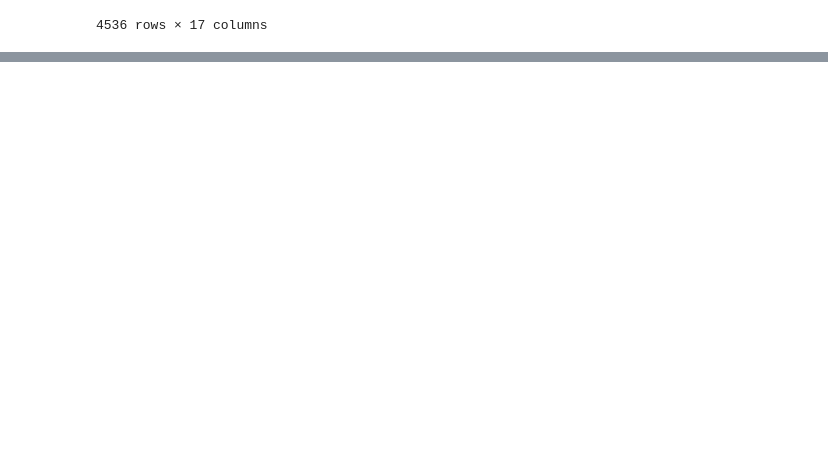
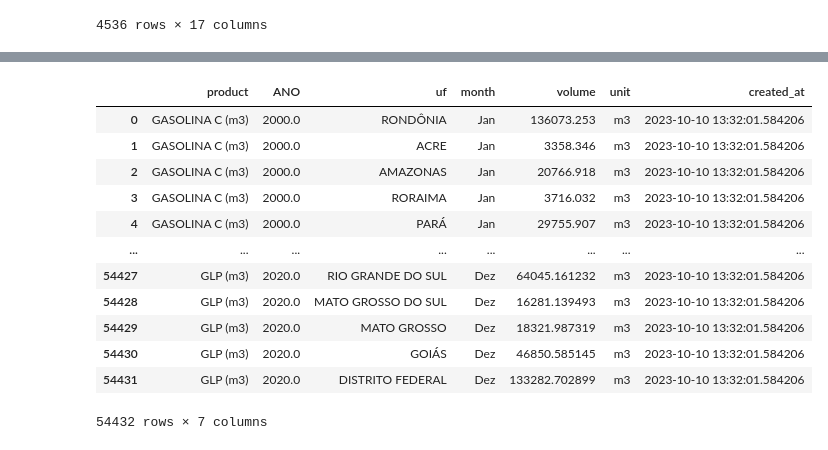
Before and after one commit to FelipeConsole/raizen, a Jupyter notebook: notebooks/extract.ipynb, the cells around one changed output, grey strips where cells are left out. Cells and saved outputs as stored; diff of their text form; code cells hidden in the pictures; blank space fills up the shorter version.

```diff
--- a/notebooks/extract.ipynb
+++ b/notebooks/extract.ipynb
@@ -64,0 +97,4 @@ df
+# %%
+dict_m = {"Jan": 1, "Fev": 2, "Mar": 3, "Abr": 4, "Mai": 5,"Jun": 6, "Jul": 7, "Ago": 8, "Set": 9, "Out": 10, "Nov": 11, "Dez": 12}
+# %%
+df = pd.melt(df, id_vars = ["COMBUSTÍVEL", "ANO", "ESTADO"], value_vars = dict_m.keys(), var_name = "month", value_name = "volume")
@@ -64,0 +117,25 @@ df
+# %%
+df['unit'] = 'm3'
+
+from datetime import datetime
+# timestamp = datetime.now()
+# timestamp_series = pd.to_datetime(timestamp)
+df['created_at'] = datetime.now()
+# %%
+df.rename(columns={'COMBUSTÍVEL': 'product','ESTADO': 'uf'},inplace=True)
+# %%
+df
+# %% [output]
+|  | product | ANO | uf | month | volume | unit | created_at |
+| 0 | GASOLINA C (m3) | 2000.0 | RONDÔNIA | Jan | 136073.253 | m3 | 2023-10-10 13:32:01.584206 |
+| 1 | GASOLINA C (m3) | 2000.0 | ACRE | Jan | 3358.346 | m3 | 2023-10-10 13:32:01.584206 |
+| 2 | GASOLINA C (m3) | 2000.0 | AMAZONAS | Jan | 20766.918 | m3 | 2023-10-10 13:32:01.584206 |
+| 3 | GASOLINA C (m3) | 2000.0 | RORAIMA | Jan | 3716.032 | m3 | 2023-10-10 13:32:01.584206 |
+| 4 | GASOLINA C (m3) | 2000.0 | PARÁ | Jan | 29755.907 | m3 | 2023-10-10 13:32:01.584206 |
+| ... | ... | ... | ... | ... | ... | ... | ... |
+| 54427 | GLP (m3) | 2020.0 | RIO GRANDE DO SUL | Dez | 64045.161232 | m3 | 2023-10-10 13:32:01.584206 |
+| 54428 | GLP (m3) | 2020.0 | MATO GROSSO DO SUL | Dez | 16281.139493 | m3 | 2023-10-10 13:32:01.584206 |
+| 54429 | GLP (m3) | 2020.0 | MATO GROSSO | Dez | 18321.987319 | m3 | 2023-10-10 13:32:01.584206 |
+| 54430 | GLP (m3) | 2020.0 | GOIÁS | Dez | 46850.585145 | m3 | 2023-10-10 13:32:01.584206 |
+| 54431 | GLP (m3) | 2020.0 | DISTRITO FEDERAL | Dez | 133282.702899 | m3 | 2023-10-10 13:32:01.584206 |
+54432 rows × 7 columns
```
Also changed, not shown: parts of 48 cells of this notebook, 4 other files.
